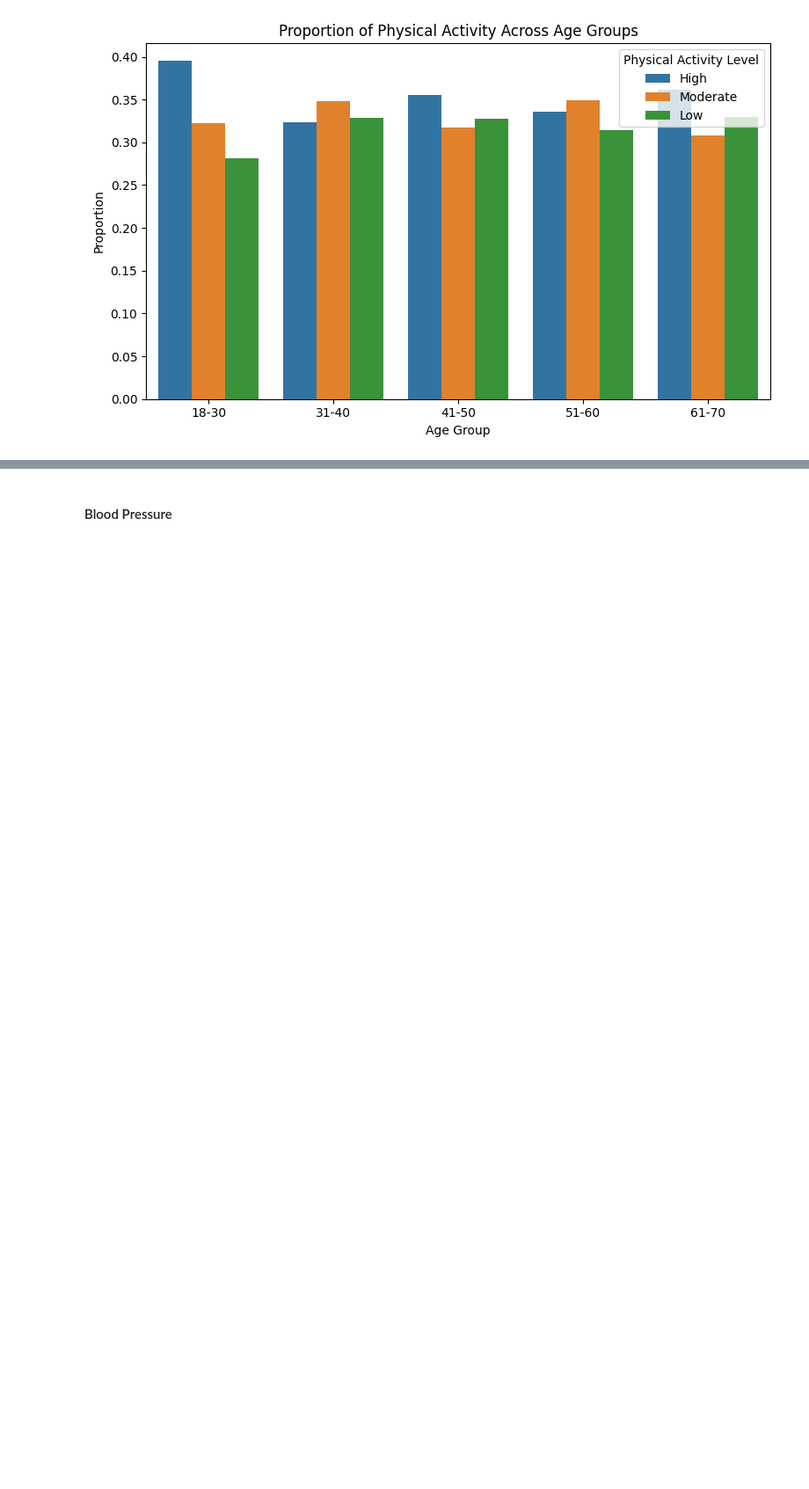
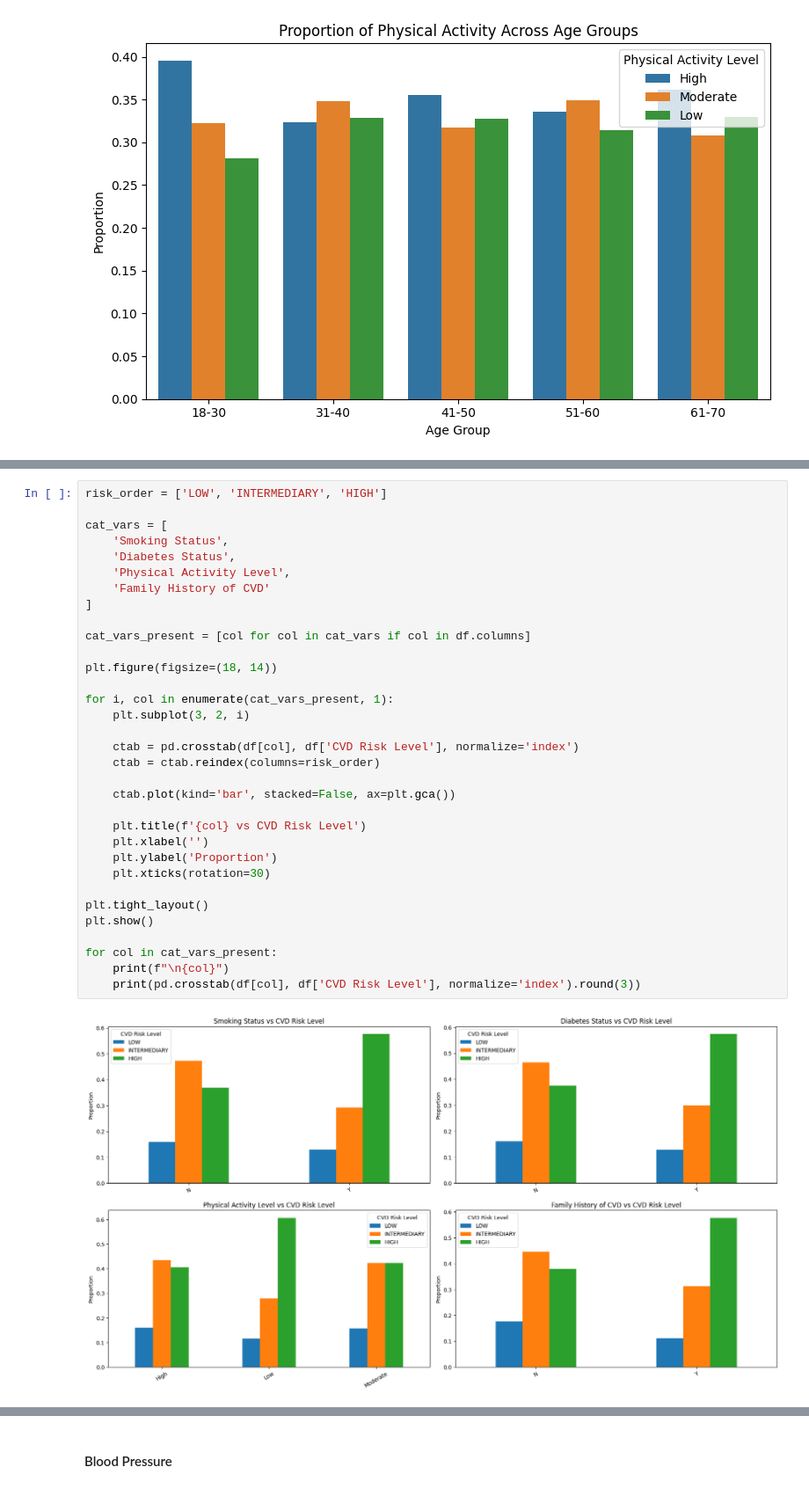
Before and after one commit to shampeyndadi/STINTSY_MCO, a Jupyter notebook: MCO.ipynb, the cells around one changed output, grey strips where cells are left out. Shown at 88% size. Cells and saved outputs as stored; diff of their text form; blank space fills up the shorter version.

```diff
--- a/MCO.ipynb
+++ b/MCO.ipynb
@@ -493,0 +500,35 @@ Text(0, 0.5, 'Proportion')
+# %%
+risk_order = ['LOW', 'INTERMEDIARY', 'HIGH']
+
+cat_vars = [
+    'Smoking Status',
+    'Diabetes Status',
+    'Physical Activity Level',
+    'Family History of CVD'
+]
+
+cat_vars_present = [col for col in cat_vars if col in df.columns]
+
+plt.figure(figsize=(18, 14))
+
+for i, col in enumerate(cat_vars_present, 1):
+    plt.subplot(3, 2, i)
+
+    ctab = pd.crosstab(df[col], df['CVD Risk Level'], normalize='index')
+    ctab = ctab.reindex(columns=risk_order)
+
+    ctab.plot(kind='bar', stacked=False, ax=plt.gca())
+
+    plt.title(f'{col} vs CVD Risk Level')
+    plt.xlabel('')
+    plt.ylabel('Proportion')
+    plt.xticks(rotation=30)
+
+plt.tight_layout()
+plt.show()
+
+for col in cat_vars_present:
+    print(f"\n{col}")
+    print(pd.crosstab(df[col], df['CVD Risk Level'], normalize='index').round(3))
+# %% [output]
+[figure, added]
```
Also changed, not shown: parts of 16 cells of this notebook.
